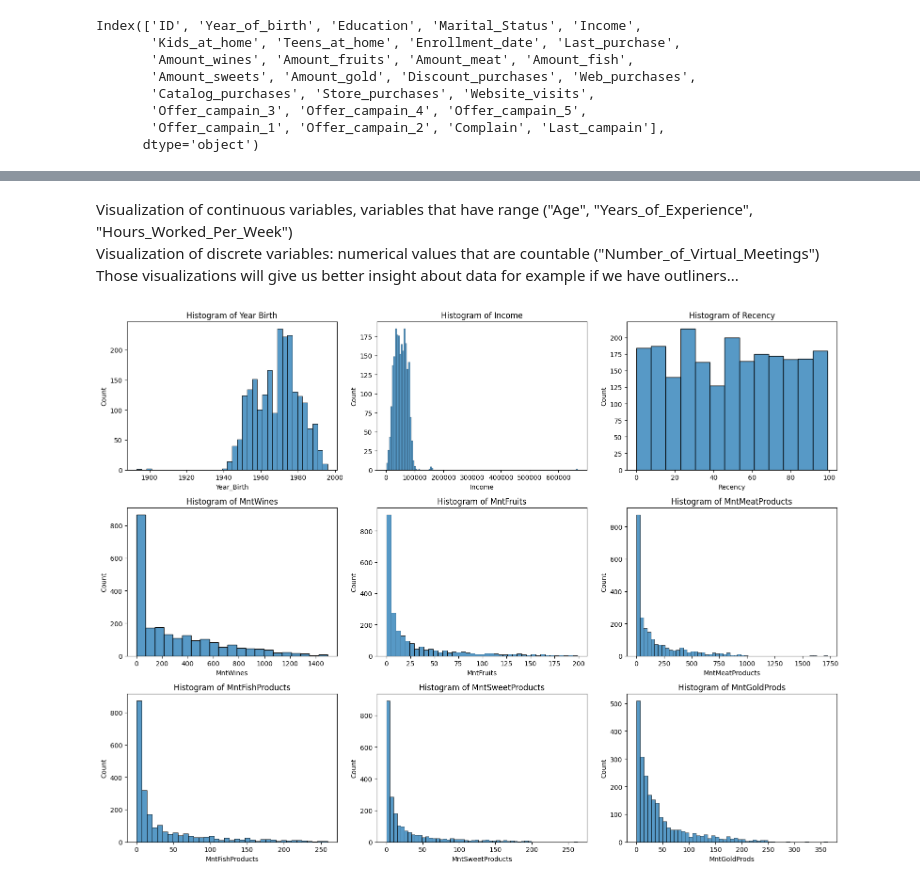
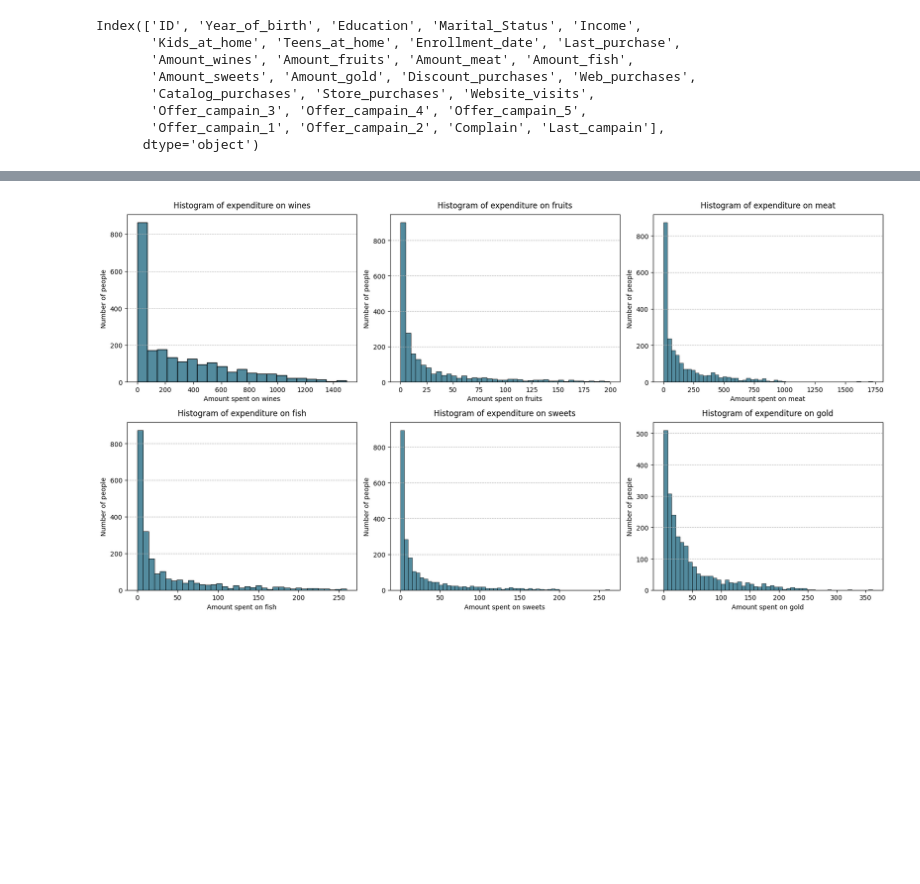
Before and after one commit to dalimvc/DS-Mini-project, a Jupyter notebook: miniProjectAssignmentDaliborMirkovic.ipynb, the cells around one changed output, grey strips where cells are left out. Drawn from its saved outputs; the diff is of its cells as text; code cells hidden in the pictures; blank space fills up the shorter version.

Commit message:
Improve data visualization for data exploration

```diff
--- a/miniProjectAssignmentDaliborMirkovic.ipynb
+++ b/miniProjectAssignmentDaliborMirkovic.ipynb
@@ -156,0 +237,3 @@ Index(['ID', 'Year_of_birth', 'Education', 'Marital_Status', 'Income',
+# %%
+df = df.drop(df[df['Income'] > 150000].index) #drop the rows with income greater than 150000 as they are outliers
+df = df.drop(df[df["Year_of_birth"] < 1940].index) #drop the rows with year of birth less than 1940 as they are outliers
@@ -178,15 +275,0 @@ plt.show()
-# %%
-columns=["Kids_at_home", "Teens_at_home",'Education', 'Marital_Status']
-
-fig, axs = plt.subplots(2,2, figsize=(10, 10))
-axs = axs.flatten()
-
-for i, column in enumerate(columns):
-    ratings_count = df[column].value_counts(dropna=False).sort_index()
-    axs[i].pie(ratings_count.values, labels=ratings_count.index, autopct='%1.1f%%', startangle=90, colors=sns.color_palette("Blues"))
-    axs[i].set_title(f"Pie Chart of {column.replace('_', ' ')}", fontsize=12)
-
-
-
-plt.tight_layout()
-plt.show()
@@ -195,27 +276,24 @@ plt.show()
-# %% [markdown]
-Visualization of continuous variables, variables that have range ("Age", "Years_of_Experience", "Hours_Worked_Per_Week") <br>
-Visualization of discrete variables: numerical values that are countable ("Number_of_Virtual_Meetings")<br>
-Those visualizations will give us better insight about data for example if we have outliners...
 # %%
-#plt.subplots() creates a plot with 4 subplots, 2 per row in 2 different rows
-#figyre is the container for the plot; axs is 2X2 array
-figure, axs = plt.subplots(3, 3, figsize=(16, 12))
+#list of columns that will be used in the plot
+columns = ["Amount_wines", "Amount_fruits", "Amount_meat", "Amount_fish", "Amount_sweets", "Amount_gold"]
+
+#plt.subplots() creates a plot with 6 subplots, 3 per row in 2 different rows
+#figyre is the container for the plot; axs is 2X3 array
+figure, axs = plt.subplots(2, 3, figsize=(17, 9))
 # flattens 2D array of axes objects into 1D array
 axs = axs.flatten()
-
-#list of columns that will be used in the plot
-columns = ["Year_Birth", "Income", "Recency", "MntWines", "MntFruits",
-        "MntMeatProducts", "MntFishProducts", 'MntSweetProducts',
-        'MntGoldProds',]
 
 #iterates through names of the columns from df that are saved in a list columns
 #sns.histplot(df[column], ax=axs[i]) plots a histrogram of the specified column on the corresponding subplot axis
 for i, column in enumerate(columns):
-    sns.histplot(df[column], ax=axs[i])
-    axs[i].set_title("Histogram of " + column.replace("_", " "))
+    sns.histplot(df[column], ax=axs[i], color='#19647E')
+    axs[i].set_title("Histogram of " + column.replace("Amount_", "expenditure on "), pad=10)
+    axs[i].grid(True, which='both', axis='y', linestyle='--', linewidth=0.7)
+    axs[i].set_ylabel('Number of people')
+    axs[i].set_xlabel(column.replace("_", " spent on "))
 
 #to avoid charts overlapping
 plt.tight_layout()
 plt.show()
 # %% [output]
-[figure, old version]
+[figure, new version]
```
Also changed, not shown: parts of 28 cells of this notebook.
